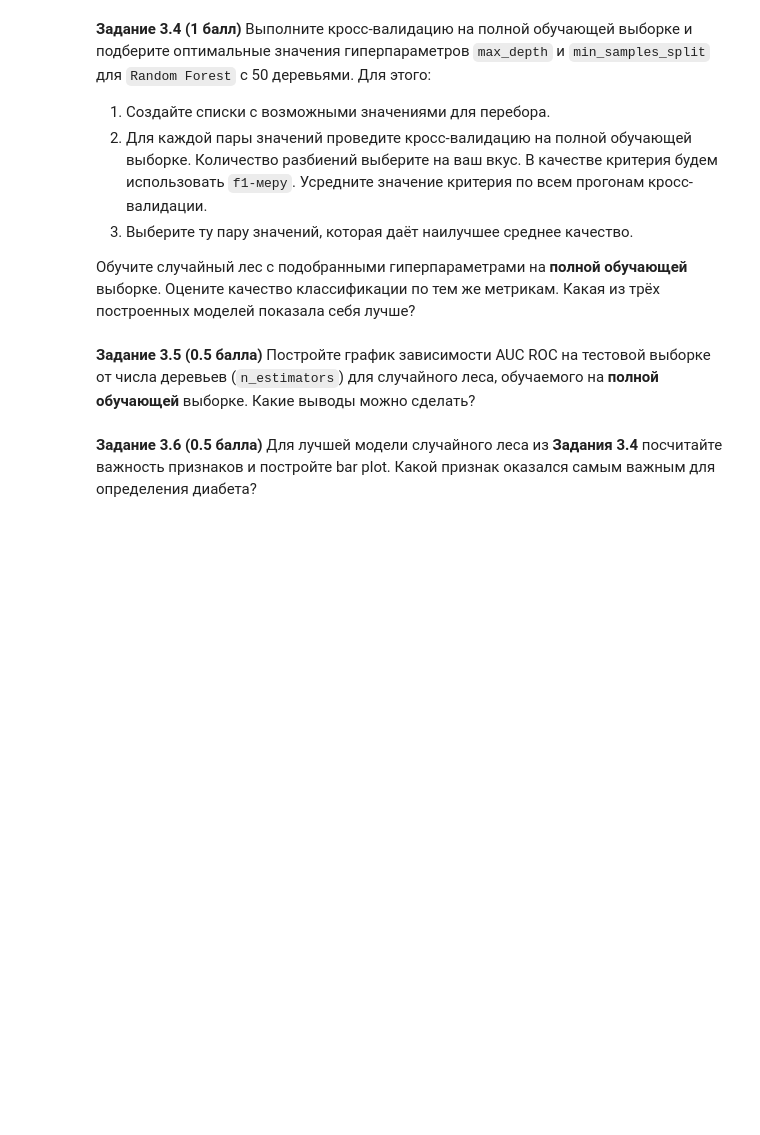
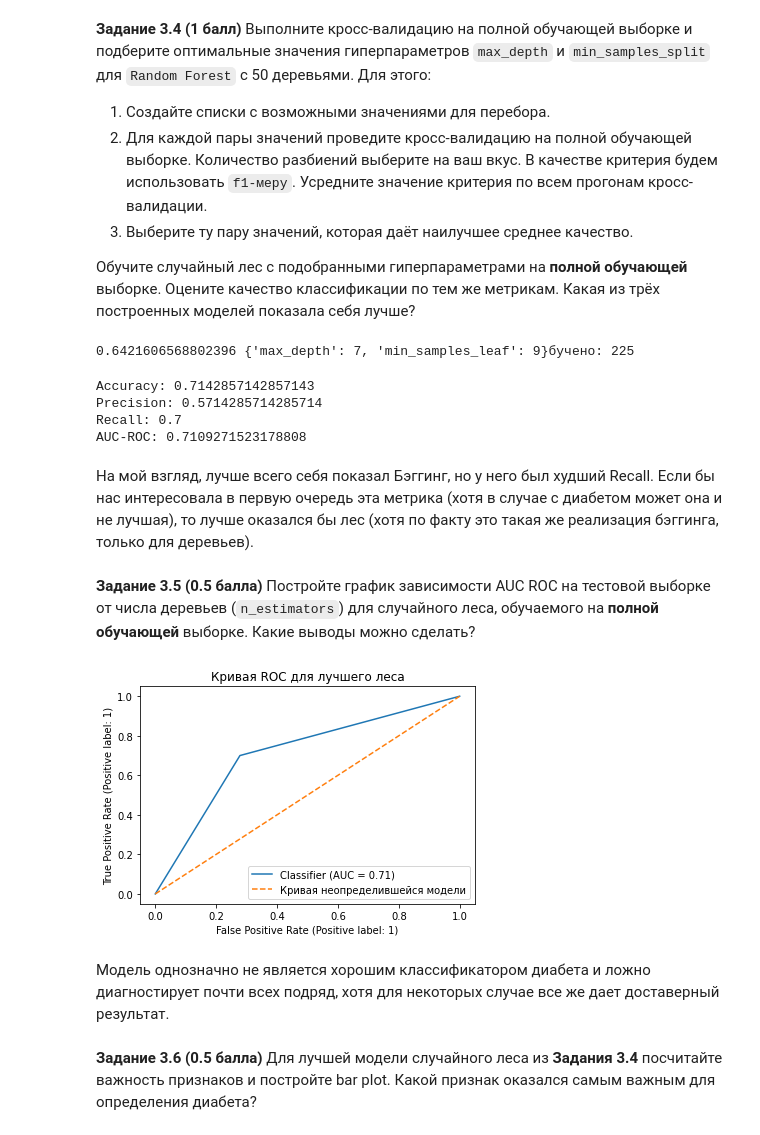
Before and after one commit to nazar-si/IDA, a Jupyter notebook: ML - Intro/hw07-trees-rf.ipynb, the cells around one changed output. Saved outputs shown, nothing was run; the diff lists cells and outputs as text; code cells hidden in the pictures; blank space fills up the shorter version.

```diff
--- a/ML - Intro/hw07-trees-rf.ipynb
+++ b/ML - Intro/hw07-trees-rf.ipynb
@@ -354,0 +415,3 @@ FileNotFoundError: [Errno 2] No such file or directory: './students.csv'
+# %%
+from sklearn.model_selection import train_test_split
+X_train, X_test, y_train, y_test = train_test_split(X, y, test_size=0.5, random_state=42)
@@ -401,2 +544,46 @@ plt.show()
+# %%
+from sklearn.model_selection import cross_val_score
+from IPython.display import clear_output
+
+# взял функцию из старого кода для контроля прогресса
+def draw_bar(progress, count, name=""):
+    clear_output(wait=False)
+    print(f"{name}: [{'=' * (progress // 4)}>{' ' * (25 - progress // 4)}] - {str(progress).center(3)}% - Обучено: {count}", end="\r", flush=True)
+
+
+best = {
+    "est": None, "score": None, "params" : None
+}
+for i, p in enumerate(pipline):
+    progress = round(i / len(pipline) * 100)
+    draw_bar(progress=progress, count=i+1, name="Валидация")
+    estimator = RandomForestClassifier(50, **p, random_state=42)
+    cross = cross_val_score(estimator, X_res, y_res, scoring="f1")
+    score = cross.mean() + cross.std() # добавляем дисперсию, чтобы также минимизировать разбросс модели в валидации
+    if best["score"] is None or score < best["score"]:
+        best["params"] = p
+        best["est"] = tree
+        best["score"] = score
+print()
+print(best["score"], best["params"])
+# %% [output]
+0.6421606568802396 {'max_depth': 7, 'min_samples_leaf': 9}бучено: 225
+# %%
+estimator = best["est"]
+estimator.fit(X_res, y_res)
+y_pred = estimator.predict(X_test)
+y_true = y_test
+
+print(f"Accuracy: {accuracy_score(y_true, y_pred)}")
+print(f"Precision: {precision_score(y_true, y_pred)}")
+print(f"Recall: {recall_score(y_true, y_pred)}")
+print(f"AUC-ROC: {roc_auc_score(y_true, y_pred)}")
+# %% [output]
+Accuracy: 0.7142857142857143
+Precision: 0.5714285714285714
+Recall: 0.7
+AUC-ROC: 0.7109271523178808
+# %% [markdown]
+На мой взгляд, лучше всего себя показал Бэггинг, но у него был худший Recall. Если бы нас интересовала в первую очередь эта метрика (хотя в случае с диабетом может она и не лучшая), то лучше оказался бы лес (хотя по факту это такая же реализация бэггинга, только для деревьев).
 # %% [markdown]
 **Задание 3.5 (0.5 балла)** Постройте график зависимости AUC ROC на тестовой выборке от числа деревьев (`n_estimators`) для случайного леса, обучаемого на **полной обучающей** выборке. Какие выводы можно сделать?
@@ -405,2 +590,13 @@ plt.show()
+# %%
+from sklearn.metrics import RocCurveDisplay
+RocCurveDisplay.from_predictions(y_true, y_pred)
+plt.plot([0, 1], [0 , 1], "--", label="Кривая неопределившейся модели")
+plt.legend()
+plt.title("Кривая ROC для лучшего леса")
+plt.show()
+# %% [output]
+[figure, added]
+# %% [markdown]
+Модель однозначно не является хорошим классификатором диабета и ложно диагностирует почти всех подряд, хотя для некоторых случае все же дает доставерный результат.
 # %% [markdown]
 **Задание 3.6 (0.5 балла)** Для лучшей модели случайного леса из **Задания 3.4** посчитайте важность признаков и постройте bar plot. Какой признак оказался самым важным для определения диабета?
```
Also changed, not shown: parts of 30 cells of this notebook, 4 other files.
